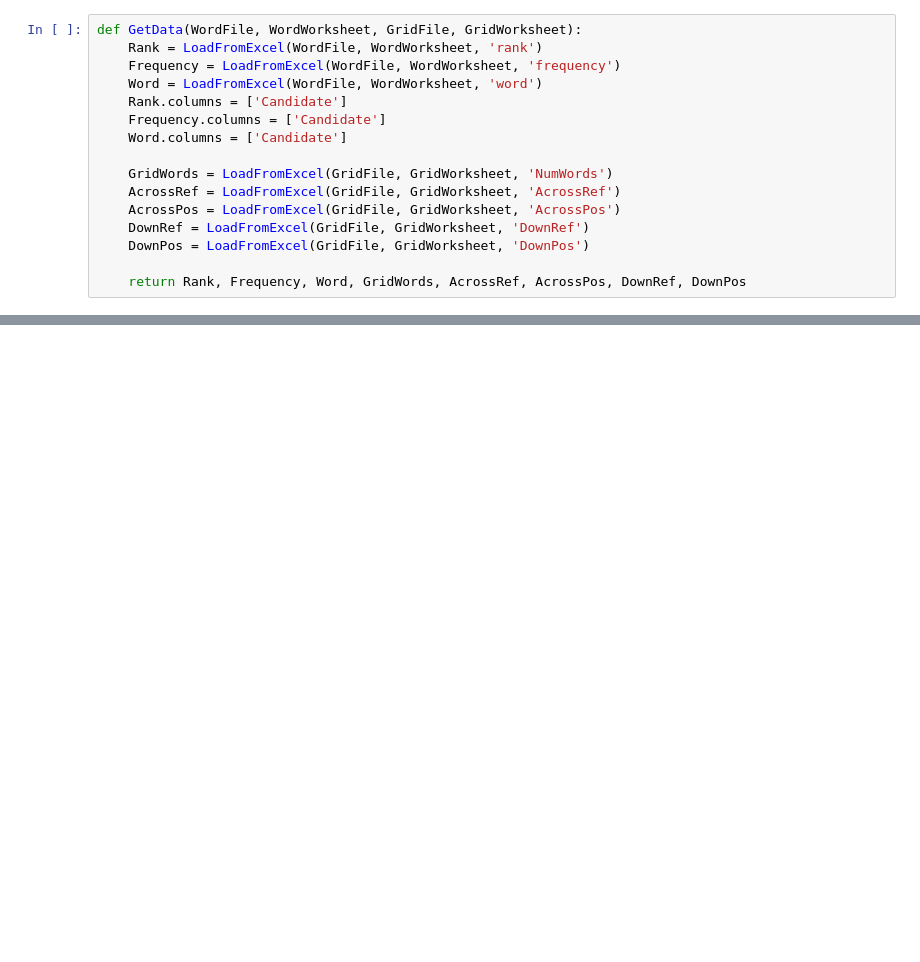
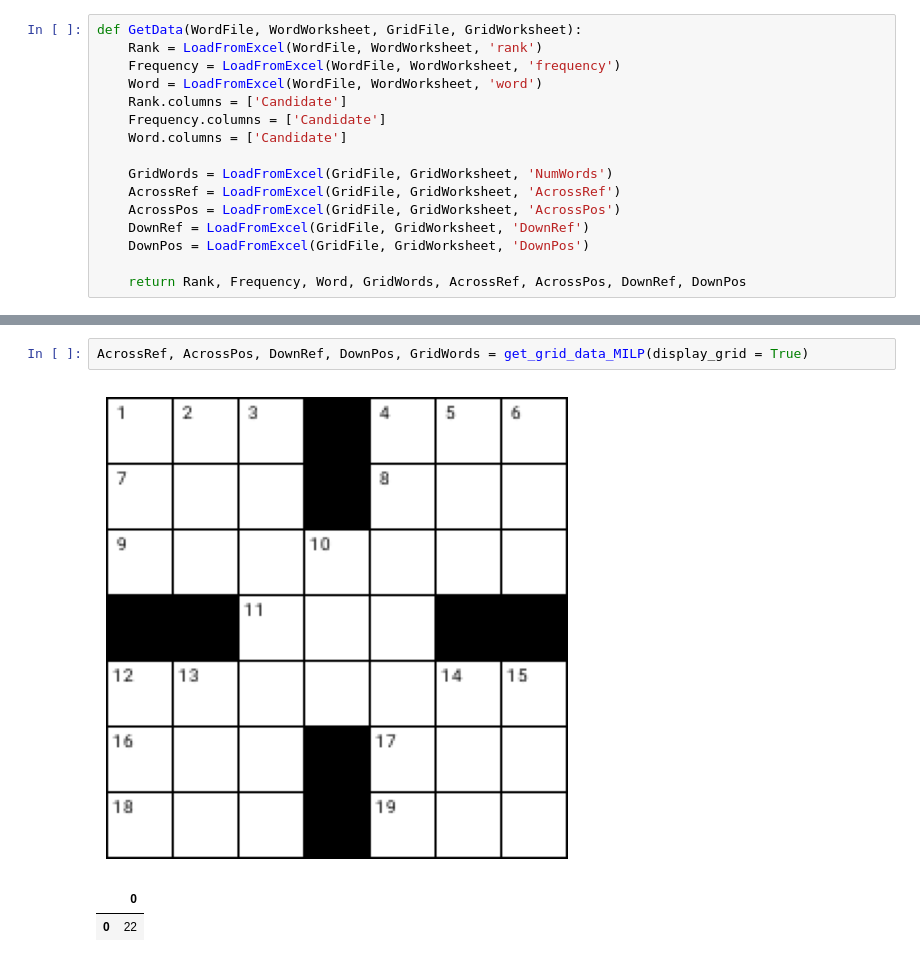
Before and after one commit to prajeshshrestha/Crossword-Generator, a Jupyter notebook: MILP - Approach/Data Preparation & Exploration.ipynb, the cells around one changed output, grey strips where cells are left out. Saved outputs shown, nothing was run; the diff lists cells and outputs as text; blank space fills up the shorter version.

Commit message:
MILP - loaded grid data from grid generator latest

```diff
--- a/MILP - Approach/Data Preparation & Exploration.ipynb
+++ b/MILP - Approach/Data Preparation & Exploration.ipynb
@@ -75,0 +111,6 @@ df.head(10)
+# %%
+AcrossRef, AcrossPos, DownRef, DownPos, GridWords = get_grid_data_MILP(display_grid = True)
+# %% [output]
+[figure, added]
+|  | 0 |
+| 0 | 22 |
```
Also changed, not shown: parts of 9 cells of this notebook, 10 other files.
